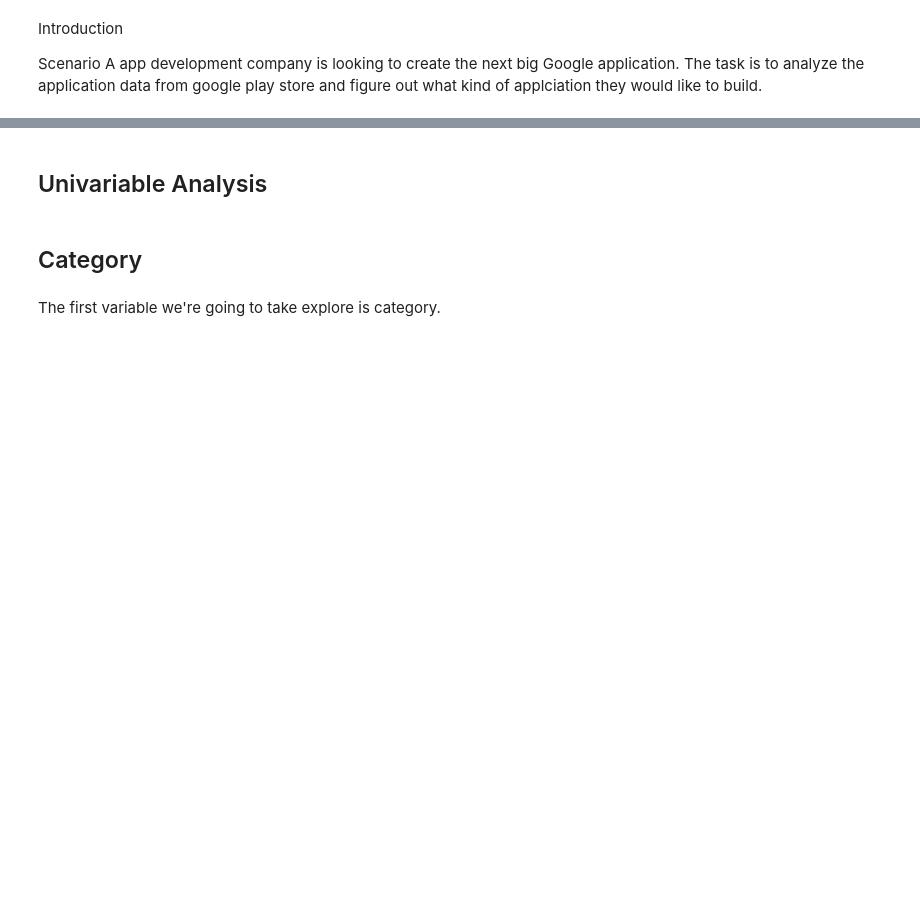
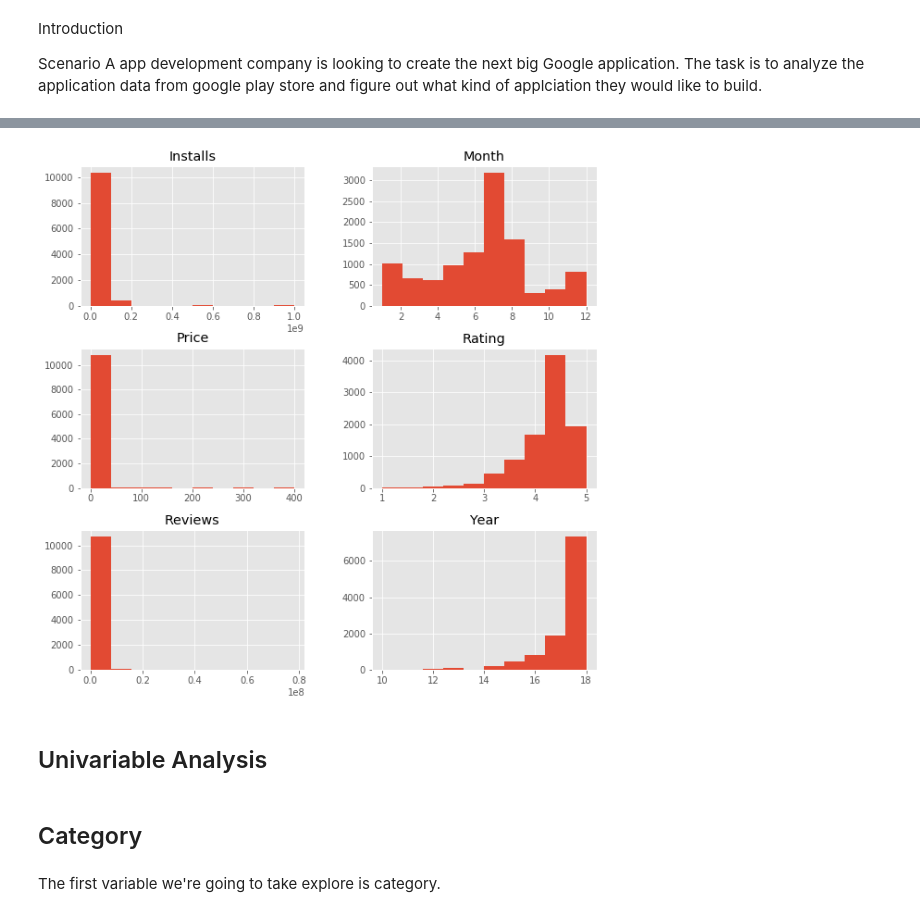
Before and after one commit to JayCarrLTD/google-play-store-apps, a Jupyter notebook: Google Play-Analysis.ipynb, the cells around one changed output, grey strips where cells are left out. Drawn from its saved outputs; the diff is of its cells as text; code cells hidden in the pictures; blank space fills up the shorter version.

```diff
--- a/Google Play-Analysis.ipynb
+++ b/Google Play-Analysis.ipynb
@@ -25,6 +27,10 @@ play.head()
 | 2 | U Launcher Lite – Free Live Cool ... | Art and Design | 4.7 | 87510 | 8.7 | 5000000 | Free | 0.0 | Everyone | Art & Design | ... |
 | 3 | Sketch - Draw & Paint | Art and Design | 4.5 | 215644 | 25 | 50000000 | Free | 0.0 | Teen | Art & Design | ... |
 | 4 | Pixel Draw - Number Art Coloring ... | Art and Design | 4.3 | 967 | 2.8 | 100000 | Free | 0.0 | Everyone | Art & Design;Creativity | ... |
+# %%
+play.hist(figsize=(10,10));
+# %% [output]
+[figure, added]
 # %% [markdown]
 ## Univariable Analysis
 # %% [markdown]
```
Also changed, not shown: parts of 14 cells of this notebook.
